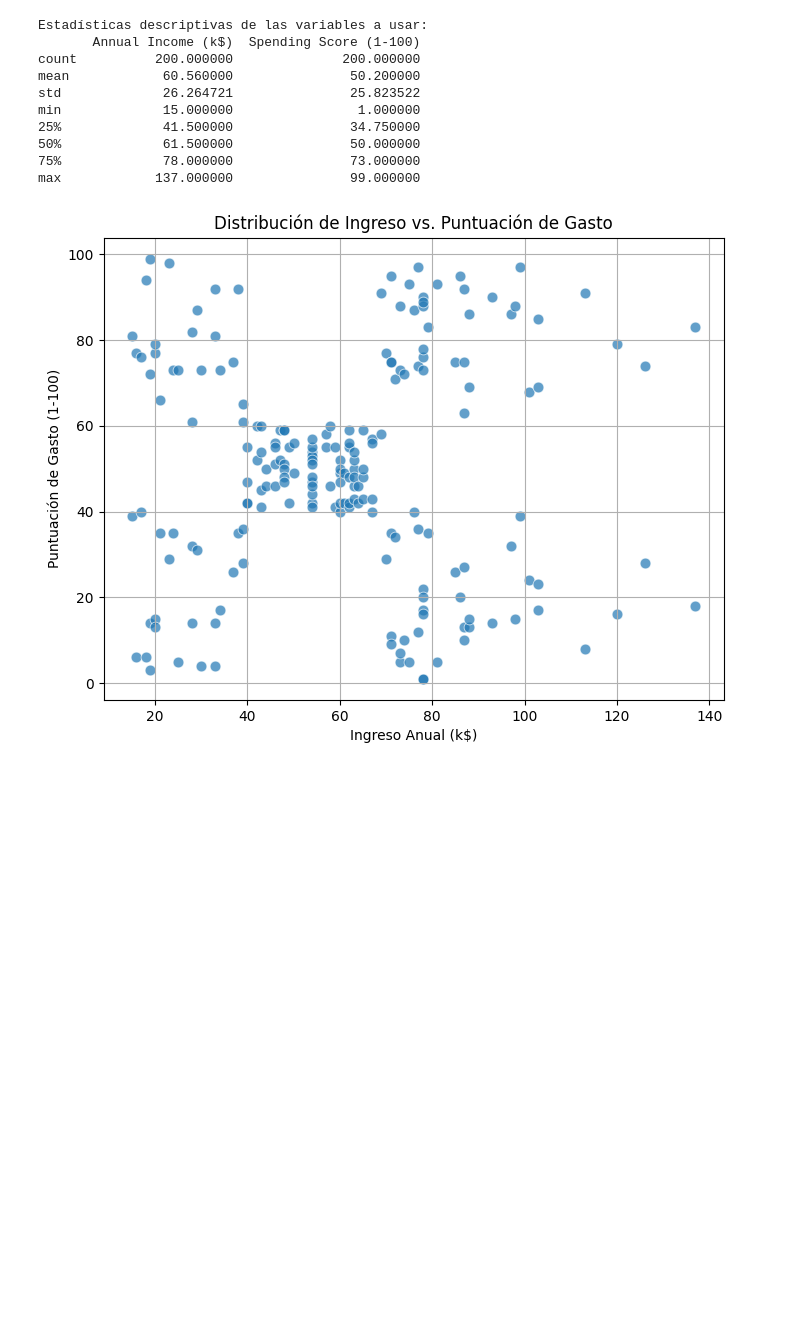
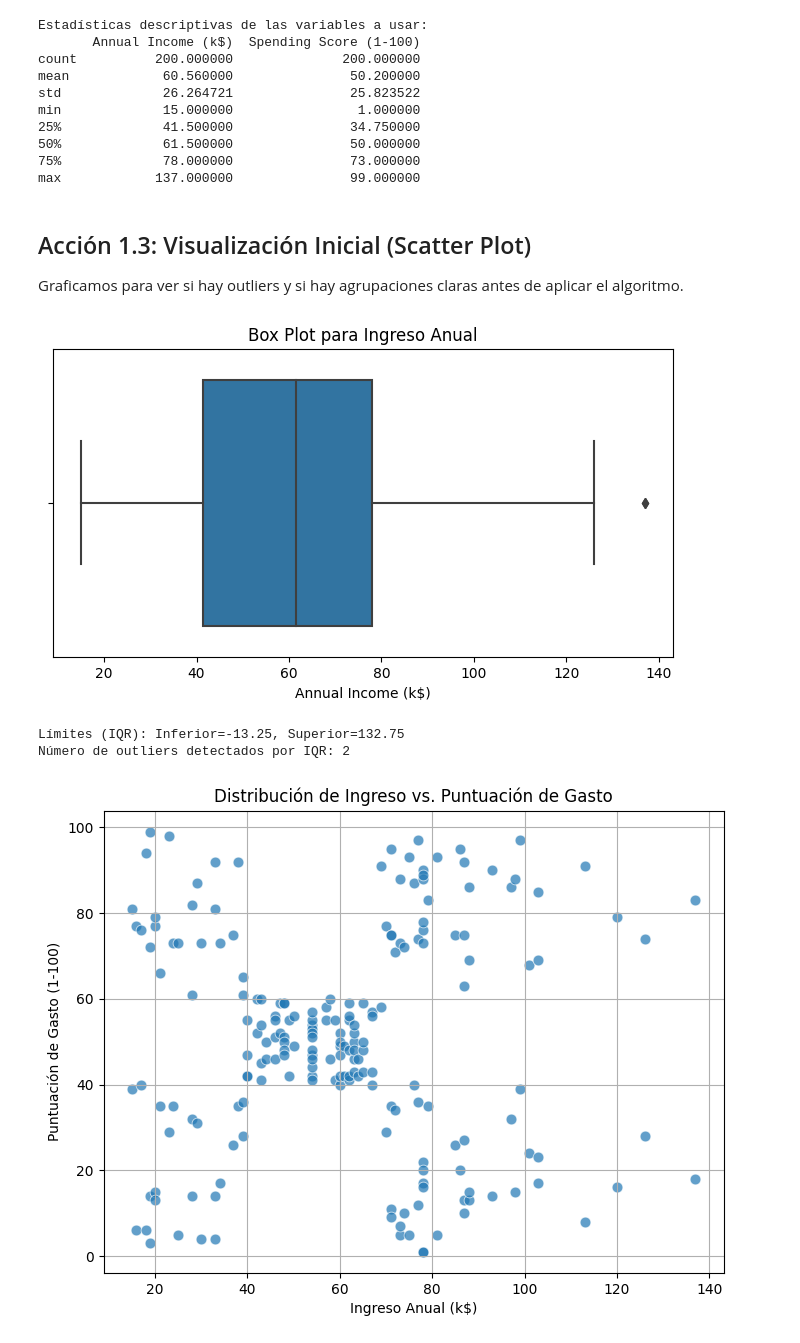
Before and after one commit to cenprofisi/hackaton20231112, a Jupyter notebook: kmeans.ipynb, the cells around one changed output. Saved outputs shown, nothing was run; the diff lists cells and outputs as text; code cells hidden in the pictures; blank space fills up the shorter version.

```diff
--- a/kmeans.ipynb
+++ b/kmeans.ipynb
@@ -68,6 +67,38 @@ min             15.000000                1.000000
 50%             61.500000               50.000000
 75%             78.000000               73.000000
 max            137.000000               99.000000
+# %% [markdown]
+## Acción 1.3: Visualización Inicial (Scatter Plot)
+Graficamos para ver si hay outliers y si hay agrupaciones claras antes de aplicar el algoritmo.
+# %%
+import seaborn as sns
+import matplotlib.pyplot as plt
+
+# Ejemplo para la variable 'Annual Income (k$)' del dataset de clientes
+# Spending score es una variable que varia entre 1 y 100 no es necesario hacer esto.
+plt.figure(figsize=(8, 4))
+sns.boxplot(x=df['Annual Income (k$)'])
+plt.title('Box Plot para Ingreso Anual')
+plt.show()
+# %% [output]
+[figure, added]
+# %%
+# Analizando con el metodo de rango intercuartilico
+Q1 = df['Annual Income (k$)'].quantile(0.25)
+Q3 = df['Annual Income (k$)'].quantile(0.75)
+IQR = Q3 - Q1
+
+limite_inferior = Q1 - 1.5 * IQR
+limite_superior = Q3 + 1.5 * IQR
+
+# Filtra y muestra los outliers
+outliers_iqr = df[(df['Annual Income (k$)'] < limite_inferior) | (df['Annual Income (k$)'] > limite_superior)]
+
+print(f"\nLímites (IQR): Inferior={limite_inferior:.2f}, Superior={limite_superior:.2f}")
+print(f"Número de outliers detectados por IQR: {len(outliers_iqr)}")
+# %% [output]
+Límites (IQR): Inferior=-13.25, Superior=132.75
+Número de outliers detectados por IQR: 2
 # %%
 plt.figure(figsize=(8, 6))
 sns.scatterplot(x='Annual Income (k$)', y='Spending Score (1-100)', data=X, s=60, alpha=0.7)
```
Also changed, not shown: parts of 28 cells of this notebook.
